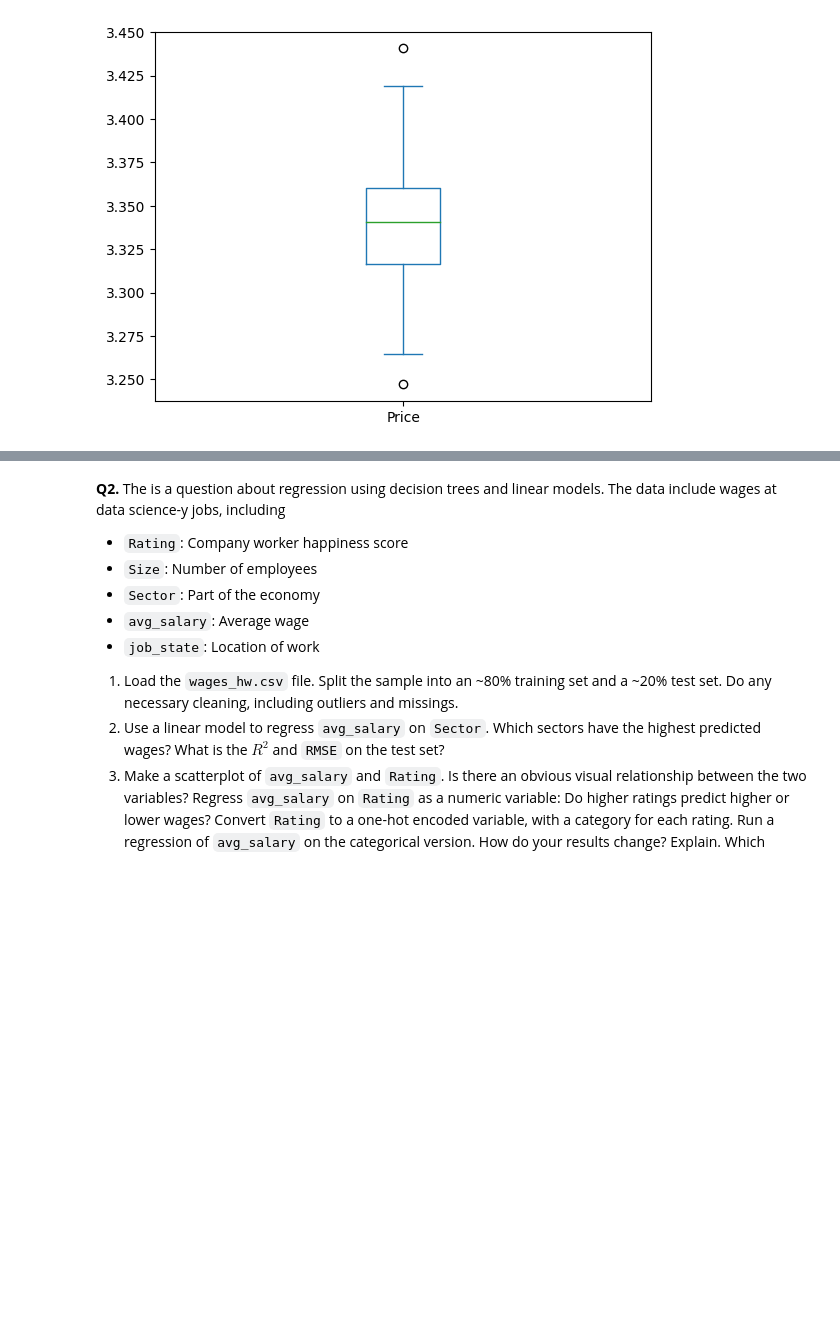
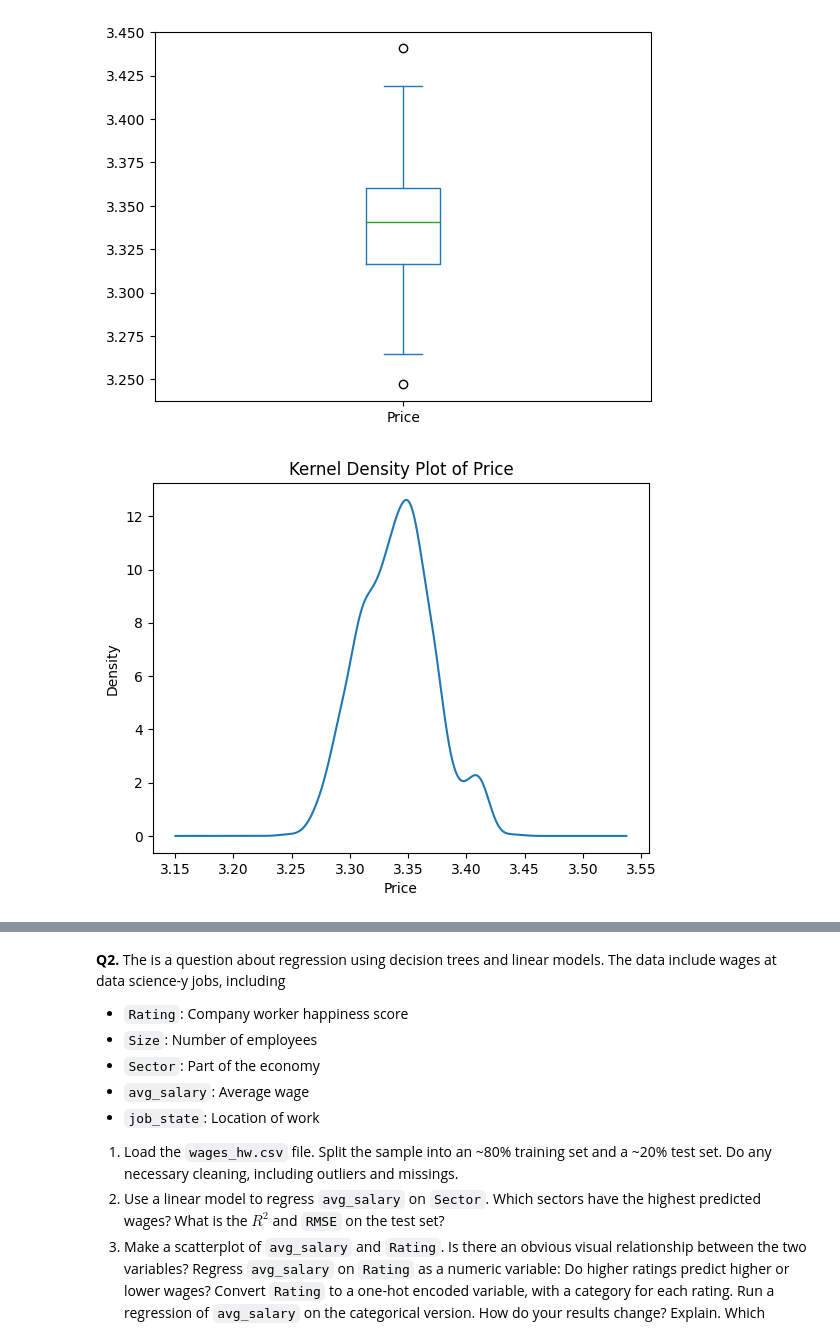
Before and after one commit to aniishap/assignment4, a Jupyter notebook: assignment4.ipynb, the cells around one changed output, grey strips where cells are left out. Drawn from its saved outputs; the diff is of its cells as text; code cells hidden in the pictures; blank space fills up the shorter version.

```diff
--- a/assignment4.ipynb
+++ b/assignment4.ipynb
@@ -53,3 +53,16 @@ cars['Price'].plot.box() # Only 2 outliers, not really necessary to drop
 # %% [output]
 <Axes: >
 [figure]
+# %%
+# 2: Summary & Kernel Density Plot of 'Price'
+import seaborn as sns
+import matplotlib.pyplot as plt
+
+cars['Price'].describe()
+cars['Price'].plot.density()
+plt.title('Kernel Density Plot of Price')
+plt.xlabel('Price')
+plt.ylabel('Density')
+plt.show()
+# %% [output]
+[figure, added]
```
Also changed, not shown: parts of 2 cells of this notebook.
